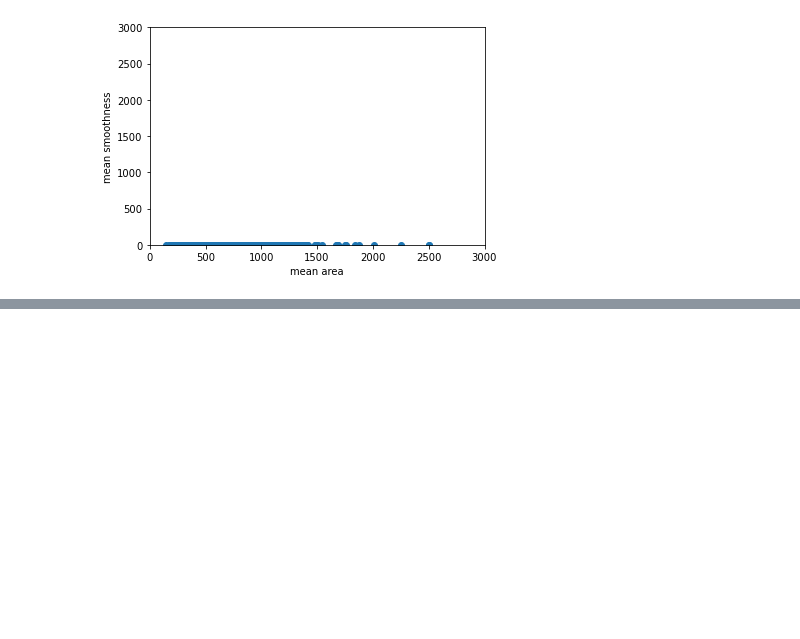
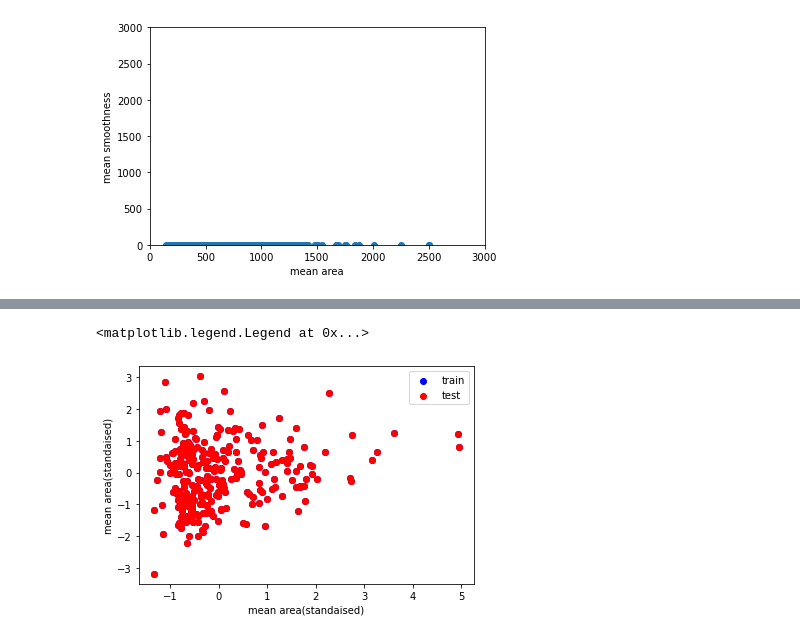
Before and after one commit to ducksfrogs/udemyScipy, a Jupyter notebook: standalization.ipynb, the cells around one changed output, grey strips where cells are left out. Drawn from its saved outputs; the diff is of its cells as text; code cells hidden in the pictures; blank space fills up the shorter version.

```diff
--- a/standalization.ipynb
+++ b/standalization.ipynb
@@ -57,0 +123,13 @@ Text(0, 0.5, 'mean smoothness')
+# %%
+plt.scatter(X_train_scale[:, 3],
+             X_train_scale[:, 4],
+             c='blue',
+             label='train')
+plt.scatter(X_train_scale[:, 3],
+            X_train_scale[:, 4],c='red', label='test')
+plt.xlabel(data.feature_names[3]+"(standaised)")
+plt.ylabel(data.feature_names[3]+"(standaised)")
+plt.legend(loc="best")
+# %% [output]
+<matplotlib.legend.Legend at 0x...>
+[figure, added]
```
Also changed, not shown: parts of 10 cells of this notebook, 2 other files.
